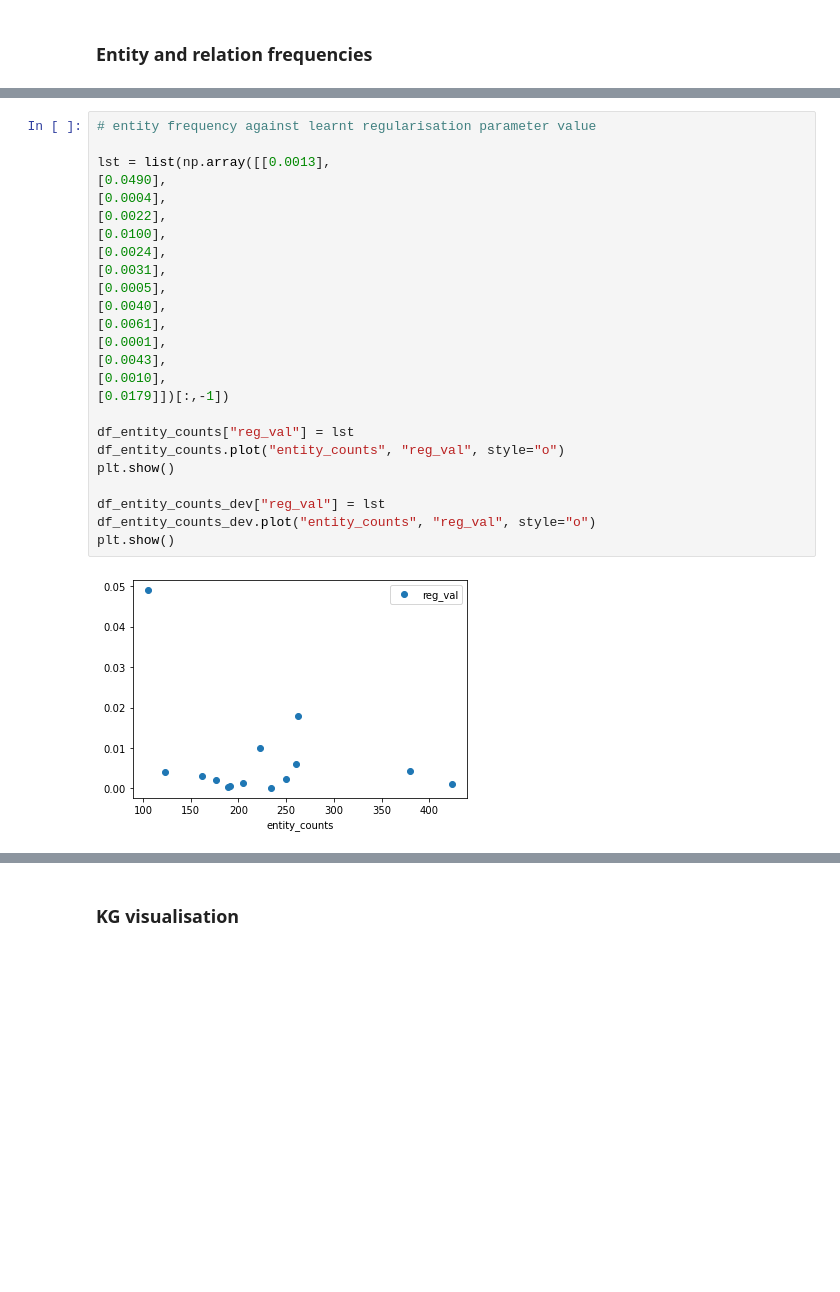
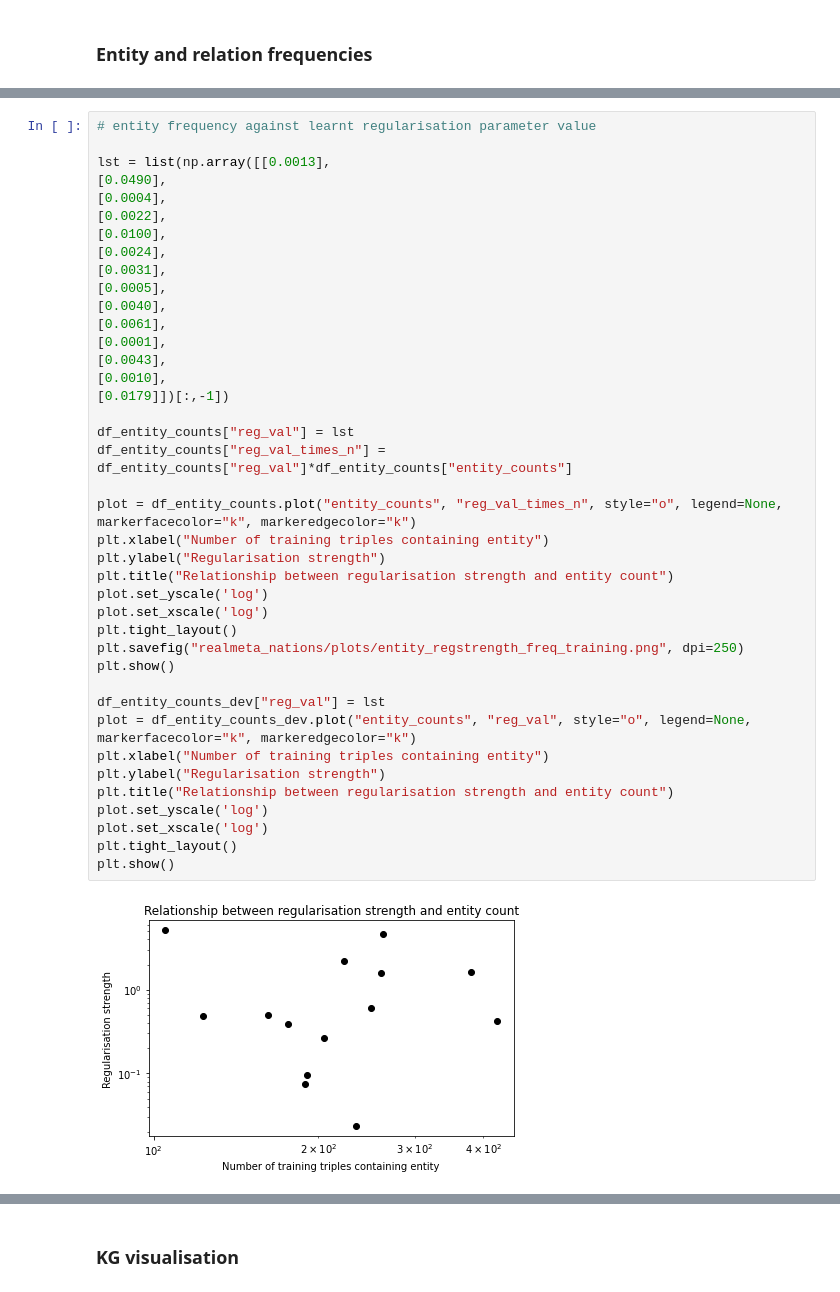
Before and after one commit to ravipatelxyz/kbc-meta, a Jupyter notebook: dataset_exploration.ipynb, the cells around one changed output, grey strips where cells are left out. Cells and saved outputs as stored; diff of their text form; blank space fills up the shorter version.

Commit message:
matplotlib figure formatting updates

```diff
--- a/dataset_exploration.ipynb
+++ b/dataset_exploration.ipynb
@@ -226,27 +261,42 @@ display(df_entity_counts_dev)
 # %%
 # entity frequency against learnt regularisation parameter value
 
 lst = list(np.array([[0.0013],
 [0.0490],
 [0.0004],
 [0.0022],
 [0.0100],
 [0.0024],
 [0.0031],
 [0.0005],
 [0.0040],
 [0.0061],
 [0.0001],
 [0.0043],
 [0.0010],
 [0.0179]])[:,-1])
 
 df_entity_counts["reg_val"] = lst
-df_entity_counts.plot("entity_counts", "reg_val", style="o")
+df_entity_counts["reg_val_times_n"] = df_entity_counts["reg_val"]*df_entity_counts["entity_counts"]
+
+plot = df_entity_counts.plot("entity_counts", "reg_val_times_n", style="o", legend=None, markerfacecolor="k", markeredgecolor="k")
+plt.xlabel("Number of training triples containing entity")
+plt.ylabel("Regularisation strength")
+plt.title("Relationship between regularisation strength and entity count")
+plot.set_yscale('log')
+plot.set_xscale('log')
+plt.tight_layout()
+plt.savefig("realmeta_nations/plots/entity_regstrength_freq_training.png", dpi=250)
 plt.show()
 
 df_entity_counts_dev["reg_val"] = lst
-df_entity_counts_dev.plot("entity_counts", "reg_val", style="o")
+plot = df_entity_counts_dev.plot("entity_counts", "reg_val", style="o", legend=None, markerfacecolor="k", markeredgecolor="k")
+plt.xlabel("Number of training triples containing entity")
+plt.ylabel("Regularisation strength")
+plt.title("Relationship between regularisation strength and entity count")
+plot.set_yscale('log')
+plot.set_xscale('log')
+plt.tight_layout()
 plt.show()
 # %% [output]
-[figure, old version]
+[figure, new version]
```
Also changed, not shown: parts of 12 cells of this notebook, 5 other files.
